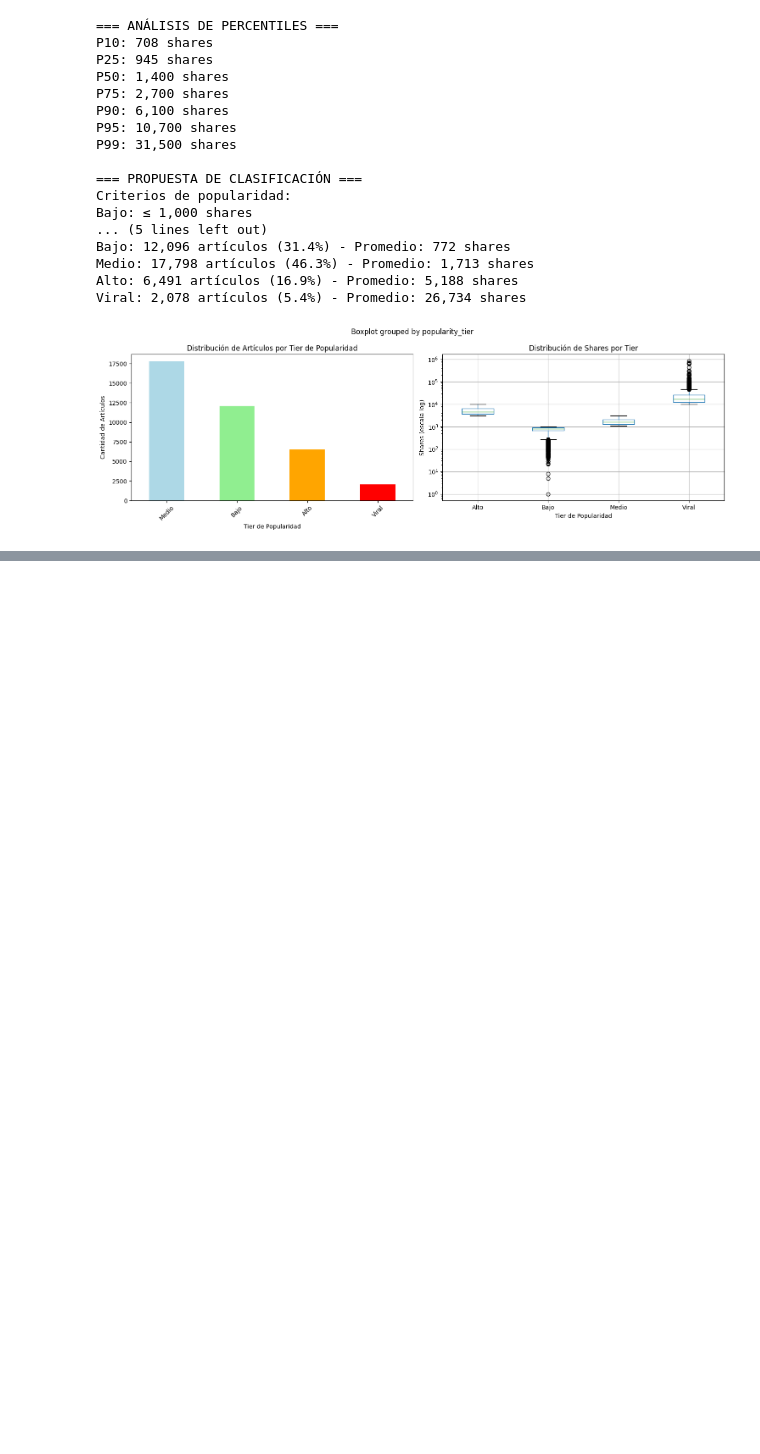
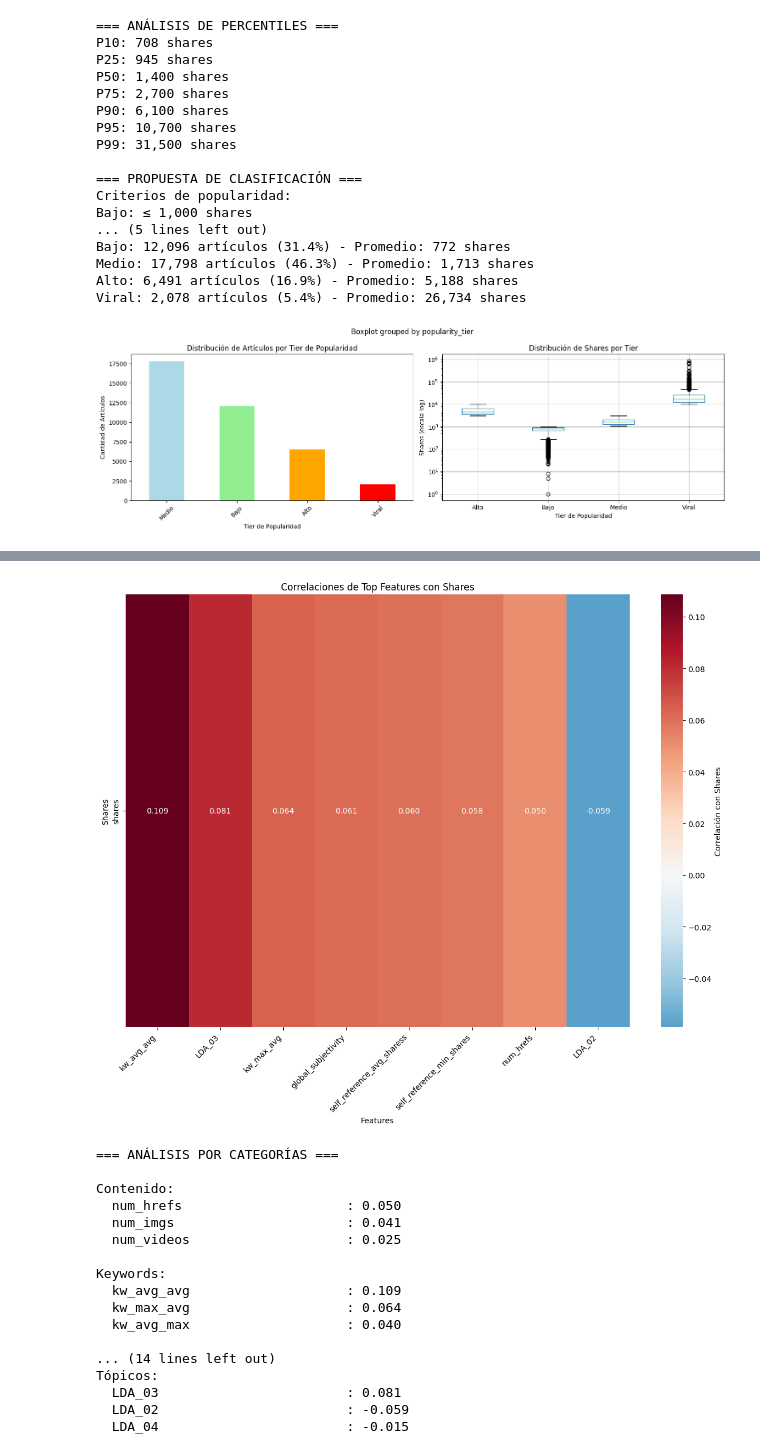
Before and after one commit to Juampi270302/CienciaDeDatos_2025, a Jupyter notebook: jupyter_scripts/tomi.ipynb, the cells around one changed output, grey strips where cells are left out. Drawn from its saved outputs; the diff is of its cells as text; code cells hidden in the pictures; blank space fills up the shorter version.

```diff
--- a/jupyter_scripts/tomi.ipynb
+++ b/jupyter_scripts/tomi.ipynb
@@ -519,0 +570,58 @@ Viral: 2,078 artículos (5.4%) - Promedio: 26,734 shares
+# %%
+selected_features = correlations[abs(correlations) > 0.05].index.tolist()[:15]
+correlation_matrix = df[selected_features + ['shares']].corr()
+
+plt.figure(figsize=(12, 10))
+sns.heatmap(correlation_matrix.iloc[-1:, :-1],
+            annot=True,
+            cmap='RdBu_r',
+            center=0,
+            fmt='.3f',
+            cbar_kws={'label': 'Correlación con Shares'})
+plt.title('Correlaciones de Top Features con Shares')
+plt.xlabel('Features')
+plt.ylabel('Shares')
+plt.xticks(rotation=45, ha='right')
+plt.tight_layout()
+plt.show()
+
+feature_categories = {
+    'Contenido': ['n_tokens_content', 'n_tokens_title', 'num_hrefs', 'num_imgs', 'num_videos'],
+    'Keywords': ['kw_avg_avg', 'kw_max_avg', 'kw_avg_max', 'num_keywords'],
+    'Auto-referencia': ['self_reference_avg_sharess', 'self_reference_max_shares', 'self_reference_min_shares'],
+    'Sentimiento': ['global_sentiment_polarity', 'title_sentiment_polarity', 'rate_positive_words'],
+    'Temporales': ['timedelta', 'is_weekend'],
+    'Tópicos': ['LDA_00', 'LDA_01', 'LDA_02', 'LDA_03', 'LDA_04']
+}
+
+print("=== ANÁLISIS POR CATEGORÍAS ===")
+for category, features in feature_categories.items():
+    category_corrs = []
+    for feature in features:
+        if feature in correlations.index:
+            category_corrs.append((feature, correlations[feature]))
+
+    if category_corrs:
+        category_corrs.sort(key=lambda x: abs(x[1]), reverse=True)
+        print(f"\n{category}:")
+        for feature, corr in category_corrs[:3]:
+            print(f"  {feature:30}: {corr:.3f}")
+# %% [output]
+[figure, added]
+=== ANÁLISIS POR CATEGORÍAS ===
+
+Contenido:
+  num_hrefs                     : 0.050
+  num_imgs                      : 0.041
+  num_videos                    : 0.025
+
+Keywords:
+  kw_avg_avg                    : 0.109
+  kw_max_avg                    : 0.064
+  kw_avg_max                    : 0.040
+
+... (14 lines left out)
+Tópicos:
+  LDA_03                        : 0.081
+  LDA_02                        : -0.059
+  LDA_04                        : -0.015
```
Also changed, not shown: parts of 4 cells of this notebook.
